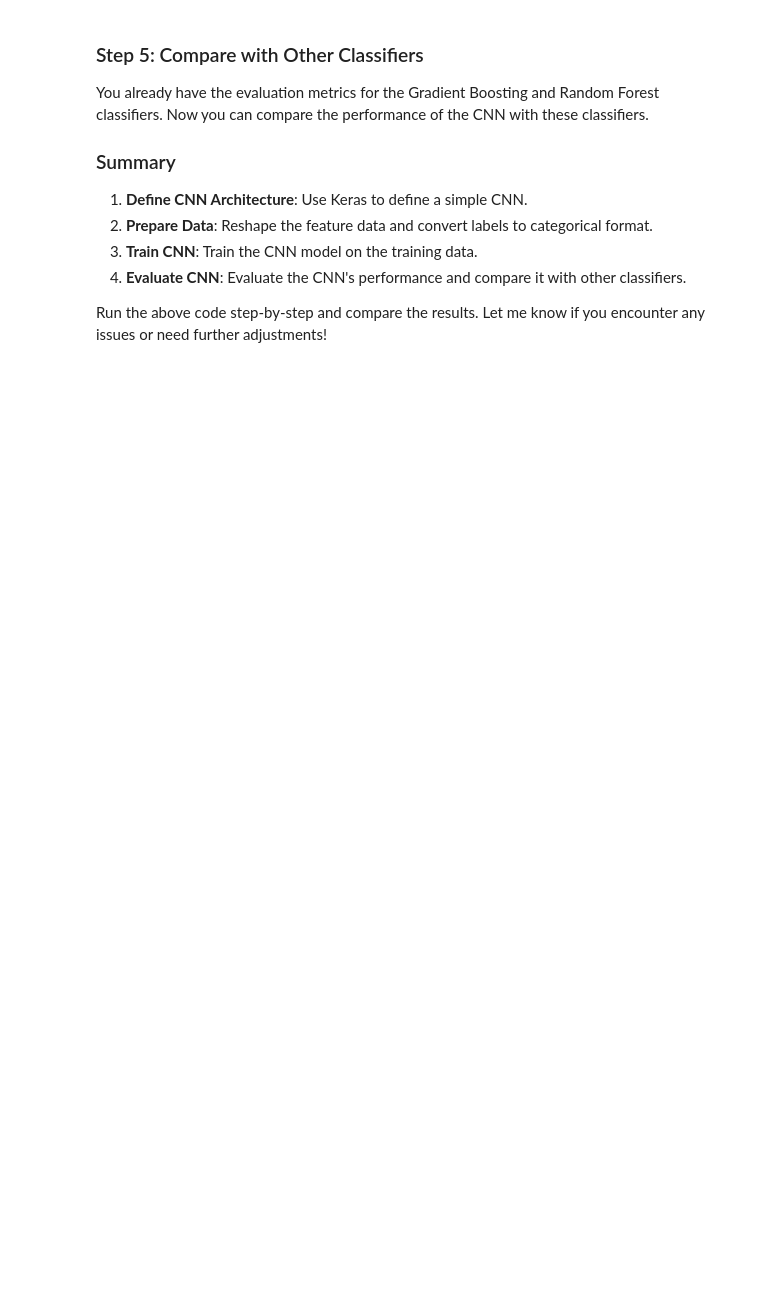
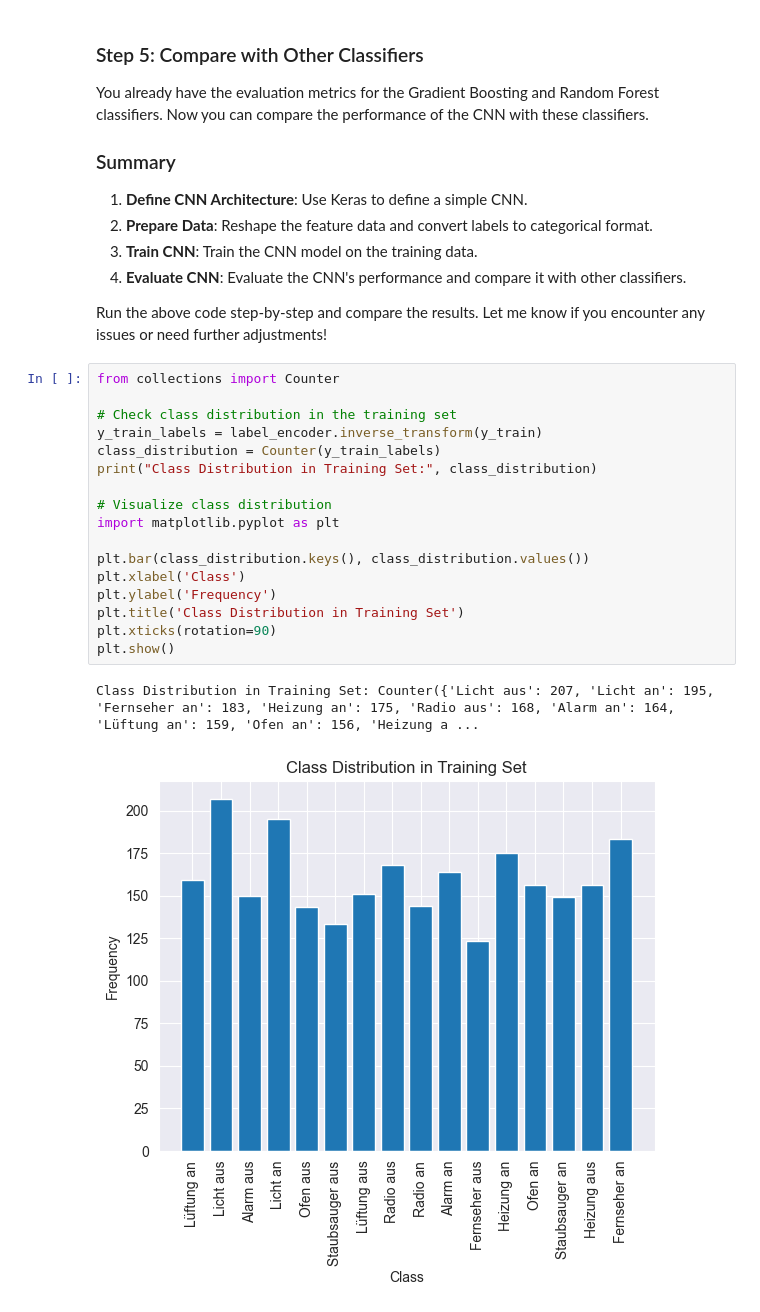
Before and after one commit to wolfram-laube/mlpc-project_team-park, a Jupyter notebook: task_4/fastlane.ipynb, the cells around one changed output. Cells and saved outputs as stored; diff of their text form; blank space fills up the shorter version.

```diff
--- a/task_4/fastlane.ipynb
+++ b/task_4/fastlane.ipynb
@@ -578,3 +642,23 @@ You already have the evaluation metrics for the Gradient Boosting and Random For
 4. **Evaluate CNN**: Evaluate the CNN's performance and compare it with other classifiers.
 
 Run the above code step-by-step and compare the results. Let me know if you encounter any issues or need further adjustments!
+# %%
+from collections import Counter
+
+# Check class distribution in the training set
+y_train_labels = label_encoder.inverse_transform(y_train)
+class_distribution = Counter(y_train_labels)
+print("Class Distribution in Training Set:", class_distribution)
+
+# Visualize class distribution
+import matplotlib.pyplot as plt
+
+plt.bar(class_distribution.keys(), class_distribution.values())
+plt.xlabel('Class')
+plt.ylabel('Frequency')
+plt.title('Class Distribution in Training Set')
+plt.xticks(rotation=90)
+plt.show()
+# %% [output]
+Class Distribution in Training Set: Counter({'Licht aus': 207, 'Licht an': 195, 'Fernseher an': 183, 'Heizung an': 175, 'Radio aus': 168, 'Alarm an': 164, 'Lüftung an': 159, 'Ofen an': 156, 'Heizung a ...
+[figure, added]
```
Also changed, not shown: parts of 31 cells of this notebook, 7 other files.
